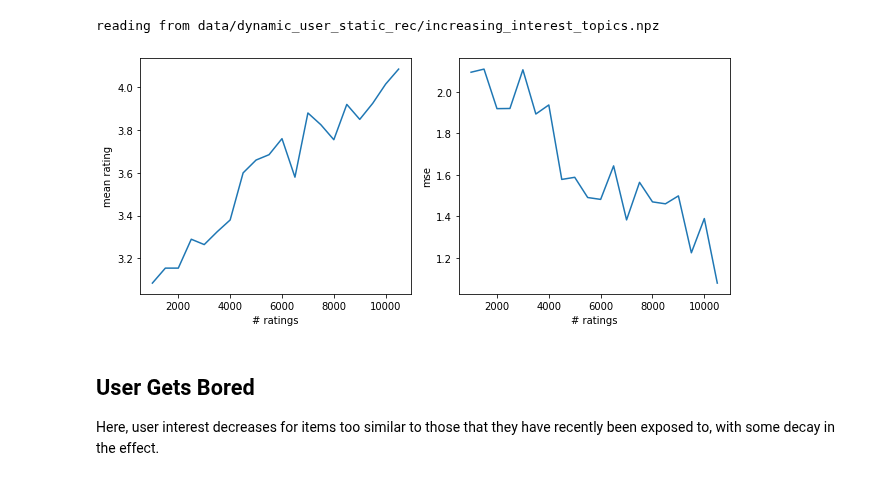
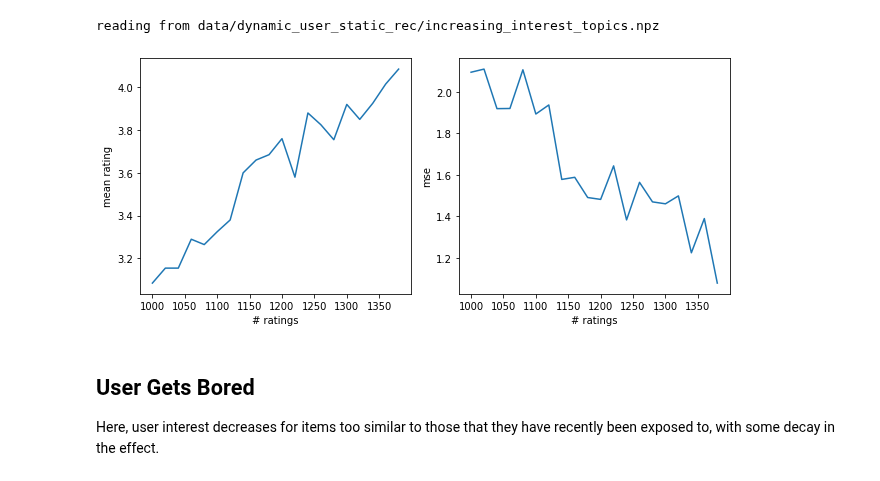
Before and after one commit to berkeley-reclab/RecLab, a Jupyter notebook: experiments/Levels-of-Dynamic-User-Behavior.ipynb, the cells around one changed output. Drawn from its saved outputs; the diff is of its cells as text; code cells hidden in the pictures.

```diff
--- a/experiments/Levels-of-Dynamic-User-Behavior.ipynb
+++ b/experiments/Levels-of-Dynamic-User-Behavior.ipynb
@@ -118,3 +23,21 @@ def run_trial(env):
+# %%
+## Key Parameters across all settings
+expdirname = 'dynamic_user_static_rec'
+
+topics = True
+
+env_params = {
+    'num_users': 100,
+    'num_items': 170,
+    'rating_frequency': 0.2,
+    'num_init_ratings': 1000
+}
+
+exp_params = {
+    'n_trials': 10,
+    'len_trial': 20,
+    'SEED': 24532,
+}
 # %% [markdown]
 ## Static User Behavior
 
@@ -127,7 +50,9 @@ else:
     params = {'latent_dim': 8}
     env = LatentFactorBehavior(**params, **env_params)
 datafilename = 'static_'+env.name+'.npz'
-mean_ratings, mses = run_experiment(env, params, datafilename)
+
+mean_ratings, mses = run_env_experiment(env, exp_params, env_params, params,
+                                        expdirname, datafilename)
 # %% [output]
 reading from data/dynamic_user_static_rec/static_topics.npz
 # %%
@@ -139,3 +64,11 @@ plot_ratings_mses(mean_ratings, mses)
 
 Here, there is a portion of item utility that is unknown to a user until the item is consumed. From the paper "How Algorithmic Confounding in Recommendation Systems
 Increases Homogeneity and Decreases Utility".
+# %%
+if topics:
+    params = {'num_topics': 10}
+    env = Engelhardt(**params, **env_params)
+
+    datafilename = env.name+'.npz'
+    mean_ratings, mses = run_env_experiment(env, exp_params, env_params, params,
+                                        expdirname, datafilename)
@@ -151,13 +90,14 @@ else:
     params = {'latent_dim': 8, 'affinity_change': 0.1}
     env = LatentFactorBehavior(**params, **env_params)
 datafilename = 'increasing_interest_'+env.name+'.npz'
-mean_ratings, mses = run_experiment(env, params, datafilename)
+mean_ratings, mses = run_env_experiment(env, exp_params, env_params, params,
+                                        expdirname, datafilename)
 # %% [output]
 reading from data/dynamic_user_static_rec/increasing_interest_topics.npz
 # %%
-plot_ratings_mses(mean_ratings, mses)
+plot_ratings_mses(mean_ratings, mses, env_params)
 # %% [output]
-[figure, old version]
+[figure, new version]
 # %% [markdown]
 ## User Gets Bored
 
```
Also changed, not shown: parts of 9 cells of this notebook, 2 other files.
